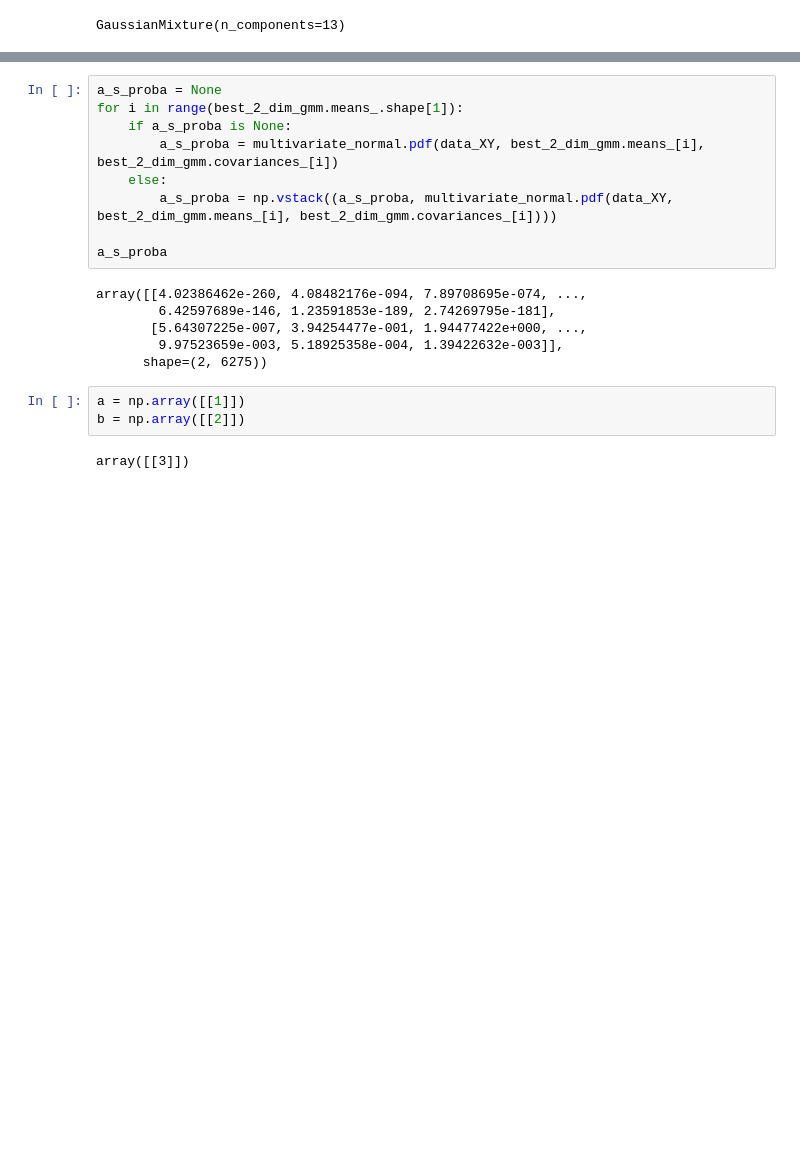
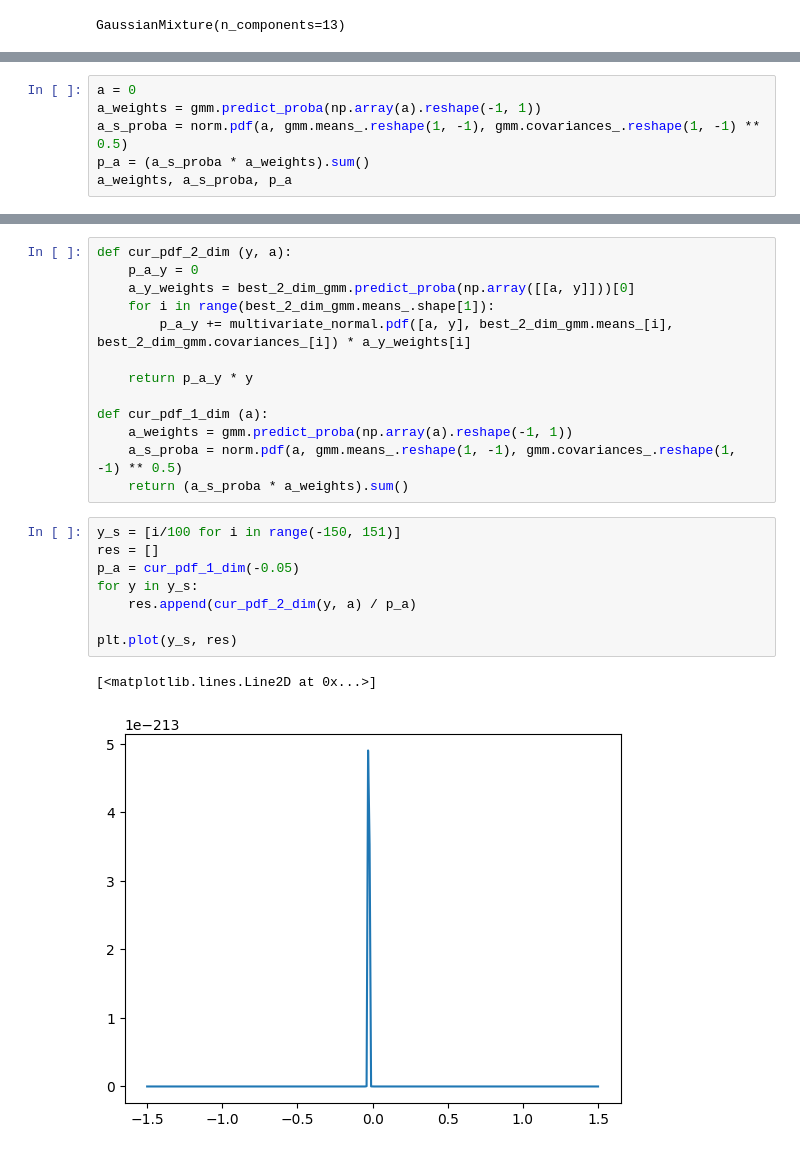
Before and after one commit to AnfimovAleksandr/mag_diploma, a Jupyter notebook: Двумерная_смесь.ipynb, the cells around one changed output, grey strips where cells are left out. Drawn from its saved outputs; the diff is of its cells as text; blank space fills up the shorter version.

```diff
--- a/Двумерная_смесь.ipynb
+++ b/Двумерная_смесь.ipynb
@@ -175,0 +181,6 @@ array([7697.7819747,    0.       ])
+# %%
+a = 0
+a_weights = gmm.predict_proba(np.array(a).reshape(-1, 1))
+a_s_proba = norm.pdf(a, gmm.means_.reshape(1, -1), gmm.covariances_.reshape(1, -1) ** 0.5)
+p_a = (a_s_proba * a_weights).sum()
+a_weights, a_s_proba, p_a
@@ -193,20 +208,24 @@ array([[4.05065092e-253, 1.00000000e+000],
-# %%
-a_s_proba = None
-for i in range(best_2_dim_gmm.means_.shape[1]):
-    if a_s_proba is None:
-        a_s_proba = multivariate_normal.pdf(data_XY, best_2_dim_gmm.means_[i], best_2_dim_gmm.covariances_[i])
-    else:
-        a_s_proba = np.vstack((a_s_proba, multivariate_normal.pdf(data_XY, best_2_dim_gmm.means_[i], best_2_dim_gmm.covariances_[i])))
-
-a_s_proba
-# %% [output]
-array([[4.02386462e-260, 4.08482176e-094, 7.89708695e-074, ...,
-        6.42597689e-146, 1.23591853e-189, 2.74269795e-181],
-       [5.64307225e-007, 3.94254477e-001, 1.94477422e+000, ...,
-        9.97523659e-003, 5.18925358e-004, 1.39422632e-003]],
-      shape=(2, 6275))
-# %%
-a = np.array([[1]])
-b = np.array([[2]])
-# %% [output]
-array([[3]])
+# %%
+def cur_pdf_2_dim (y, a):
+    p_a_y = 0
+    a_y_weights = best_2_dim_gmm.predict_proba(np.array([[a, y]]))[0]
+    for i in range(best_2_dim_gmm.means_.shape[1]):
+        p_a_y += multivariate_normal.pdf([a, y], best_2_dim_gmm.means_[i], best_2_dim_gmm.covariances_[i]) * a_y_weights[i]
+
+    return p_a_y * y
+
+def cur_pdf_1_dim (a):
+    a_weights = gmm.predict_proba(np.array(a).reshape(-1, 1))
+    a_s_proba = norm.pdf(a, gmm.means_.reshape(1, -1), gmm.covariances_.reshape(1, -1) ** 0.5)
+    return (a_s_proba * a_weights).sum()
+# %%
+y_s = [i/100 for i in range(-150, 151)]
+res = []
+p_a = cur_pdf_1_dim(-0.05)
+for y in y_s:
+    res.append(cur_pdf_2_dim(y, a) / p_a)
+
+plt.plot(y_s, res)
+# %% [output]
+[<matplotlib.lines.Line2D at 0x...>]
+[figure, added]
```
Also changed, not shown: parts of 14 cells of this notebook, 1 other file.
